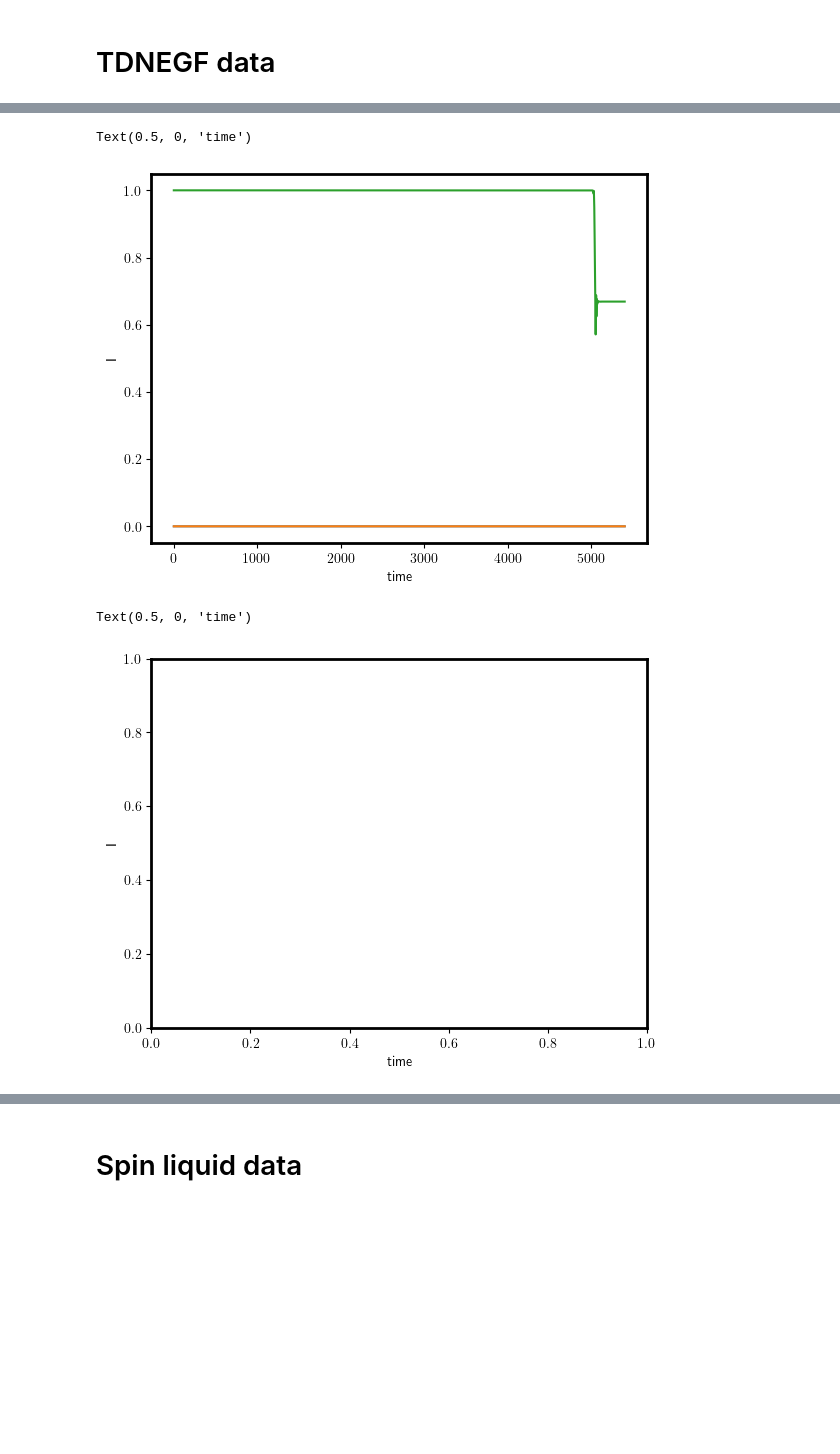
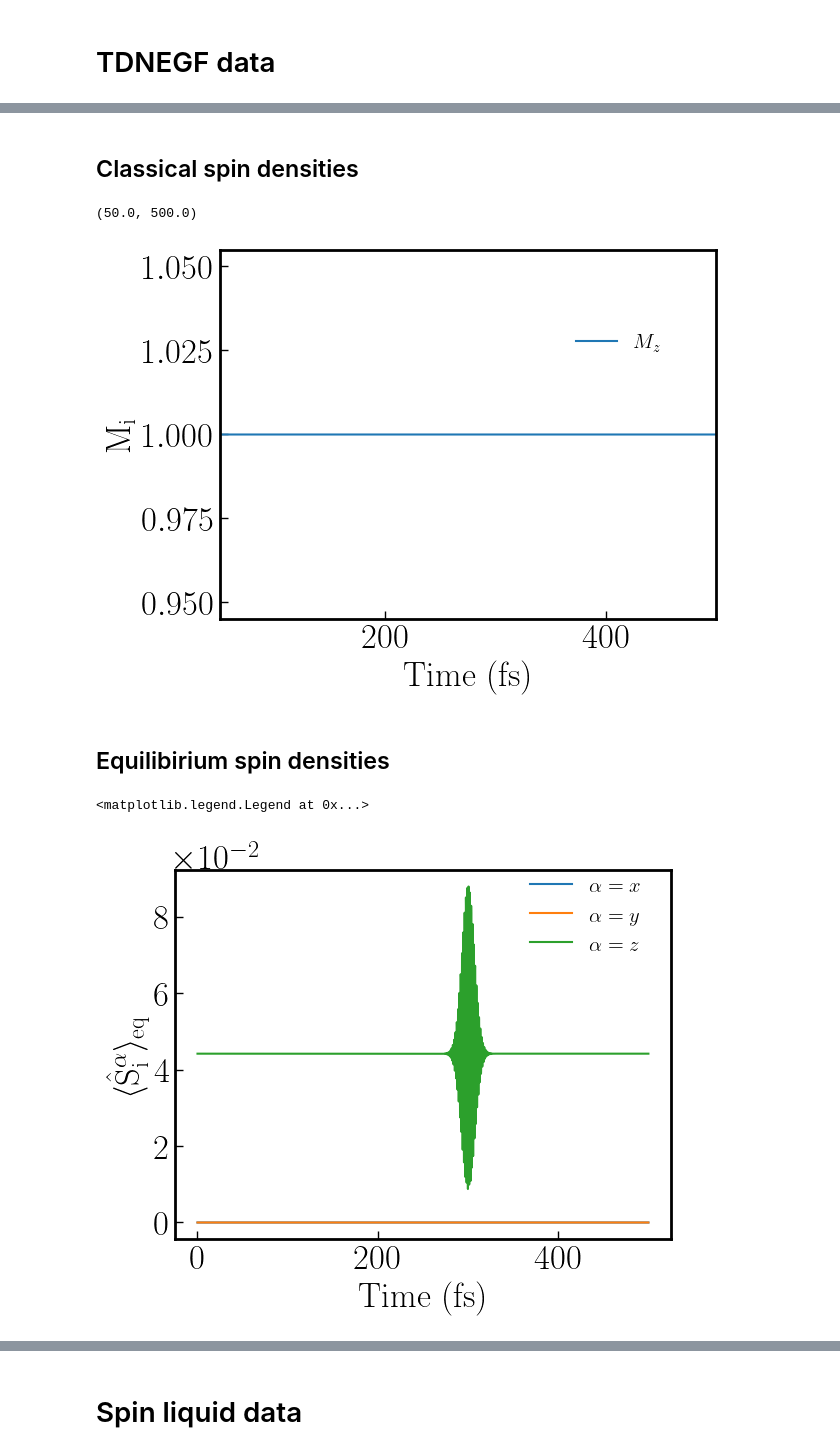
Before and after one commit to Jalil199/TDNEGF, a Jupyter notebook: Figures_main.ipynb, the cells around one changed output, grey strips where cells are left out. Drawn from its saved outputs; the diff is of its cells as text; code cells hidden in the pictures; blank space fills up the shorter version.

```diff
--- a/Figures_main.ipynb
+++ b/Figures_main.ipynb
@@ -5,17 +5,21 @@ from matplotlib import rcParams
 from matplotlib.ticker import (MultipleLocator, AutoMinorLocator)
 rcParams['axes.linewidth']=2
 rcParams['text.usetex']=True#True
+fs =25
 #path = "/home/jalil/Projects2023/TDNEGF/TDNEGF/data/"
+path = "./data"
 # %%
-name1 = 'NiPt_soc_ndis'#'NiPt3_nosoc'#'NiPt15_nosoc'#"curr_gene2_soc" ## test
-cspins_f = np.loadtxt(f"./data/cspins_{name1}_jl.txt" )
-sneq_f = np.loadtxt(f"./data/sneq_{name1}_jl.txt" )
-seq_f = np.loadtxt(f"./data/seq_{name1}_jl.txt" )
-sc_f = np.loadtxt(f"./data/sc_{name1}_jl.txt" )
-cc_f = np.loadtxt(f"./data/cc_{name1}_jl.txt" ) ;
-
-bcurr_f = np.loadtxt(f"./data/bcurr_{name1}_jl.txt" )
-cden_f = np.loadtxt(f"./data/cden_{name1}_jl.txt" )
-#ent_f = np.loadtxt(f"./data/entropy_{name1}_sl_jl.txt"  )
+name1 = 'test' #'NiPt_soc_ndis'#'disc_abov1f_so01_n20'#'disc_abovf_so01_n20'#'NiPt_soc_30'#'ttest_30'#'NiPt_soc_ndis' #'NiPt3_soc' #'NiPt_soc_ndis'#'NiPt3_nosoc'#'NiPt15_nosoc'#"curr_gene2_soc" ## test
+#--------------------------------------------------------- Data from the TDNEGF code
+cspins_f = np.loadtxt(f"{path}/cspins_{name1}_jl.txt" )
+sneq_f = np.loadtxt(f"{path}/sneq_{name1}_jl.txt" )
+seq_f = np.loadtxt(f"{path}/seq_{name1}_jl.txt" )
+sc_f = np.loadtxt(f"{path}/sc_{name1}_jl.txt" )
+cc_f = np.loadtxt(f"{path}/cc_{name1}_jl.txt" ) ;
+#---------------------------------------------------------- Data for the density and the bond current
+bcurr_f = np.loadtxt(f"{path}/bcurr_{name1}_jl.txt" )
+cden_f = np.loadtxt(f"{path}/cden_{name1}_jl.txt" )
+#---------------------------------------------------------- Data of the spin liquid
+#ent_f = np.loadtxt(f"./data/entropy_{name1}_sl_jl.txt" )
 #spin liquid data
-#sden_sl_f = np.loadtxt(f"./data/sden_{name1}_sl_jl.txt" )
+#sden_sl_f = np.loadtxt(f"./data/sden_{name1}_sl_jl.txt")
@@ -202,25 +320,49 @@ plt.xlim([4900,5200])
+# %% [markdown]
+## Classical spin densities
 # %%
+#N_sites = (cspins_f.shape[1]-1)//3        ### Number of sites
 fig,axs = plt.subplots(1,1)
 #plt.plot(data[f"cspins_f_{name1}"][:,0],data[f"cspins_f_{name1}"][:,13])
-axs.plot(cspins_f[:,0],cspins_f[:,1])
-axs.plot(cspins_f[:,0],cspins_f[:,2])
-axs.plot(cspins_f[:,0],cspins_f[:,3])
-axs.set_ylabel("I")
-axs.set_xlabel("time")
-#plt.xlim([0,100])
+site = 0
+#axs.plot(cspins_f[:,0],cspins_f[:,site*3+1],label=r'$M_x$')
+#axs.plot(cspins_f[:,0],cspins_f[:,site*3+2],label=r'$M_y$')
+axs.plot(cspins_f[:,0],cspins_f[:,site*3+3],label=r'$M_z$')
+
+# axs.plot(cspins_f[:,0],cspins_f[:,4],alpha = 0.5)
+# axs.plot(cspins_f[:,0],cspins_f[:,5])
+# axs.plot(cspins_f[:,0],cspins_f[:,6],alpha = 0.5)
+
+axs.set_ylabel(r"$\mathrm{M_i}$", fontsize = fs)
+axs.set_xlabel(r"$\mathrm{Time\ (fs)}$",fontsize = fs)
+axs.tick_params(axis='both', which='both', labelsize=fs,direction='in', length=6,width=1)
+axs.ticklabel_format(axis="y", style="sci", scilimits=(-1,2), useMathText=True)
+axs.yaxis.offsetText.set_fontsize(fs)
+plt.legend(frameon = False, fontsize = fs-10, loc= (0.7,  0.7))
+
+axs.set_xlim([50,500])
 
 #plt.plot(cspins_f[:,1]**2 + cspins_f[:,2]**2 + cspins_f[:,3]**2 )
 # %% [output]
-Text(0.5, 0, 'time')
+(50.0, 500.0)
-[figure, old version]
+[figure, new version]
+# %% [markdown]
+## Equilibirium spin densities
 # %%
 fig,axs = plt.subplots(1,1)
+site = 8
 #plt.plot(data[f"cspins_f_{name1}"][:,0],data[f"cspins_f_{name1}"][:,13])
-#axs.plot(seq_f[:,0],seq_f[:,1])
-#axs.plot(seq_f[:,0],seq_f[:,2])
-#axs.plot(seq_f[:,0],seq_f[:,3])
-axs.set_ylabel("I")
-axs.set_xlabel("time")
+axs.plot(seq_f[:,0],seq_f[:,site*3+1],label = r'$\alpha=x$')
+axs.plot(seq_f[:,0],seq_f[:,site*3+2],label = r'$\alpha=y$')
+axs.plot(seq_f[:,0],seq_f[:,site*3+3],label = r'$\alpha=z$')
+
+axs.set_ylabel(r"$\langle\mathrm{\hat{S}^{\alpha}_i}\rangle_{\mathrm{eq}}$", fontsize = fs)
+axs.set_xlabel(r"$\mathrm{Time\ (fs)}$",fontsize = fs)
+axs.tick_params(axis='both', which='both', labelsize=fs,direction='in', length=6,width=1)
+axs.ticklabel_format(axis="y", style="sci", scilimits=(-1,2), useMathText=True)
+axs.yaxis.offsetText.set_fontsize(fs)
+plt.legend(frameon = False, fontsize = fs-10, loc= (0.7,  0.75))
+
+#axs.set_xlim([5000,5100])
 # %% [output]
-Text(0.5, 0, 'time')
+<matplotlib.legend.Legend at 0x...>
-[figure, old version]
+[figure, new version]
```
Also changed, not shown: parts of 31 cells of this notebook, 42 other files.
